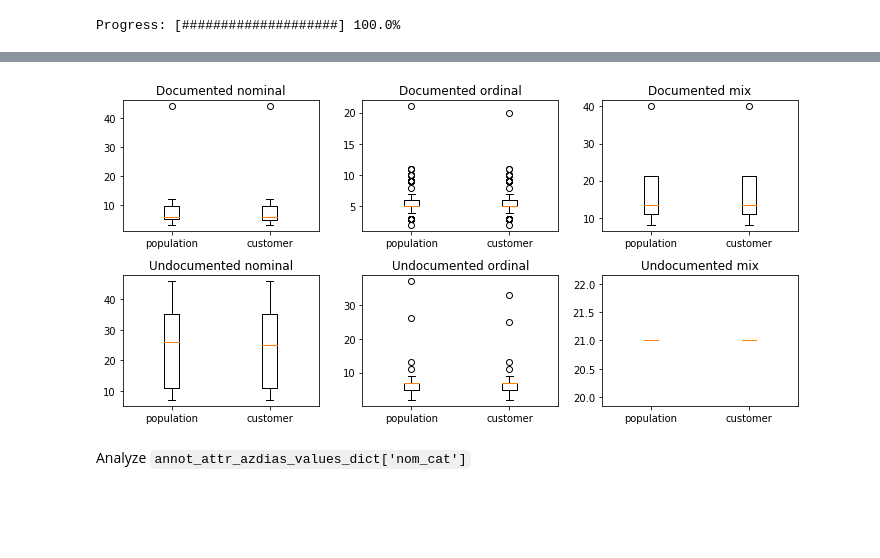
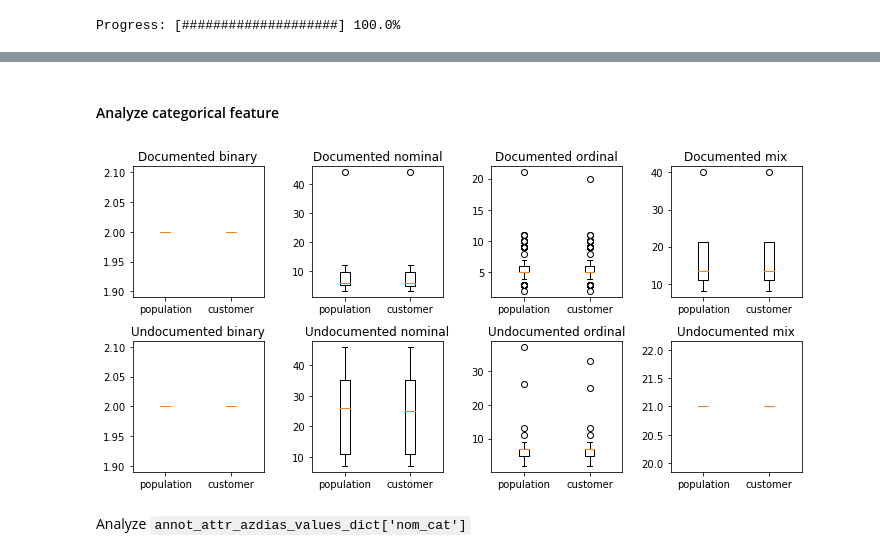
Before and after one commit to dragon7-fc/DSND-Capstone, a Jupyter notebook: Arvato Project Workbook.ipynb, the cells around one changed output, grey strips where cells are left out. Cells and saved outputs as stored; diff of their text form; code cells hidden in the pictures; blank space fills up the shorter version.

```diff
--- a/Arvato Project Workbook.ipynb
+++ b/Arvato Project Workbook.ipynb
@@ -1504,35 +1504,44 @@ plt.show()
+# %% [markdown]
+#### Analyze categorical feature
 # %%
 plt.figure(figsize = [10, 5])
 
-plt.subplot(2,3,1)
+plt.subplot(2,4,1)
+plt.boxplot([new_azdias_df[annot_attr_azdias_values_dict['bin_cat']].nunique(), new_customers_df[annot_attr_azdias_values_dict['bin_cat']].nunique()], labels=['population', 'customer'])
+plt.title('Documented binary')
+
+plt.subplot(2,4,2)
 plt.boxplot([new_azdias_df[annot_attr_azdias_values_dict['nom_cat']].nunique(), new_customers_df[annot_attr_azdias_values_dict['nom_cat']].nunique()], labels=['population', 'customer'])
 plt.title('Documented nominal')
 
-plt.subplot(2,3,2)
+plt.subplot(2,4,3)
 plt.boxplot([new_azdias_df[annot_attr_azdias_values_dict['ord_cat']].nunique(), new_customers_df[annot_attr_azdias_values_dict['ord_cat']].nunique()], labels=['population', 'customer'])
 plt.title('Documented ordinal')
 
-plt.subplot(2,3,3)
+plt.subplot(2,4,4)
 plt.boxplot([new_azdias_df[annot_attr_azdias_values_dict['mix_cat']].nunique(), new_customers_df[annot_attr_azdias_values_dict['mix_cat']].nunique()], labels=['population', 'customer'])
 plt.title('Documented mix')
 
+plt.subplot(2,4,5)
+plt.boxplot([new_azdias_df[not_annot_attr_azdias_values_dict['bin_cat']].nunique(), new_customers_df[not_annot_attr_azdias_values_dict['bin_cat']].nunique()], labels=['population', 'customer'])
+plt.title('Undocumented binary')
 
-plt.subplot(2,3,4)
+plt.subplot(2,4,6)
 plt.boxplot([new_azdias_df[not_annot_attr_azdias_values_dict['nom_cat']].nunique(), new_customers_df[not_annot_attr_azdias_values_dict['nom_cat']].nunique()], labels=['population', 'customer'])
 plt.title('Undocumented nominal')
 
-plt.subplot(2,3,5)
+plt.subplot(2,4,7)
 plt.boxplot([new_azdias_df[not_annot_attr_azdias_values_dict['ord_cat']].nunique(), new_customers_df[not_annot_attr_azdias_values_dict['ord_cat']].nunique()], labels=['population', 'customer'])
 plt.title('Undocumented ordinal')
 
-plt.subplot(2,3,6)
+plt.subplot(2,4,8)
 plt.boxplot([new_azdias_df[not_annot_attr_azdias_values_dict['mix_cat']].nunique(), new_customers_df[not_annot_attr_azdias_values_dict['mix_cat']].nunique()], labels=['population', 'customer'])
 plt.title('Undocumented mix')
 
 plt.tight_layout()
 plt.show()
 # %% [output]
-[figure, old version]
+[figure, new version]
 # %% [markdown]
 Analyze `annot_attr_azdias_values_dict['nom_cat']`
 # %%
```
Also changed, not shown: parts of 119 cells of this notebook.
